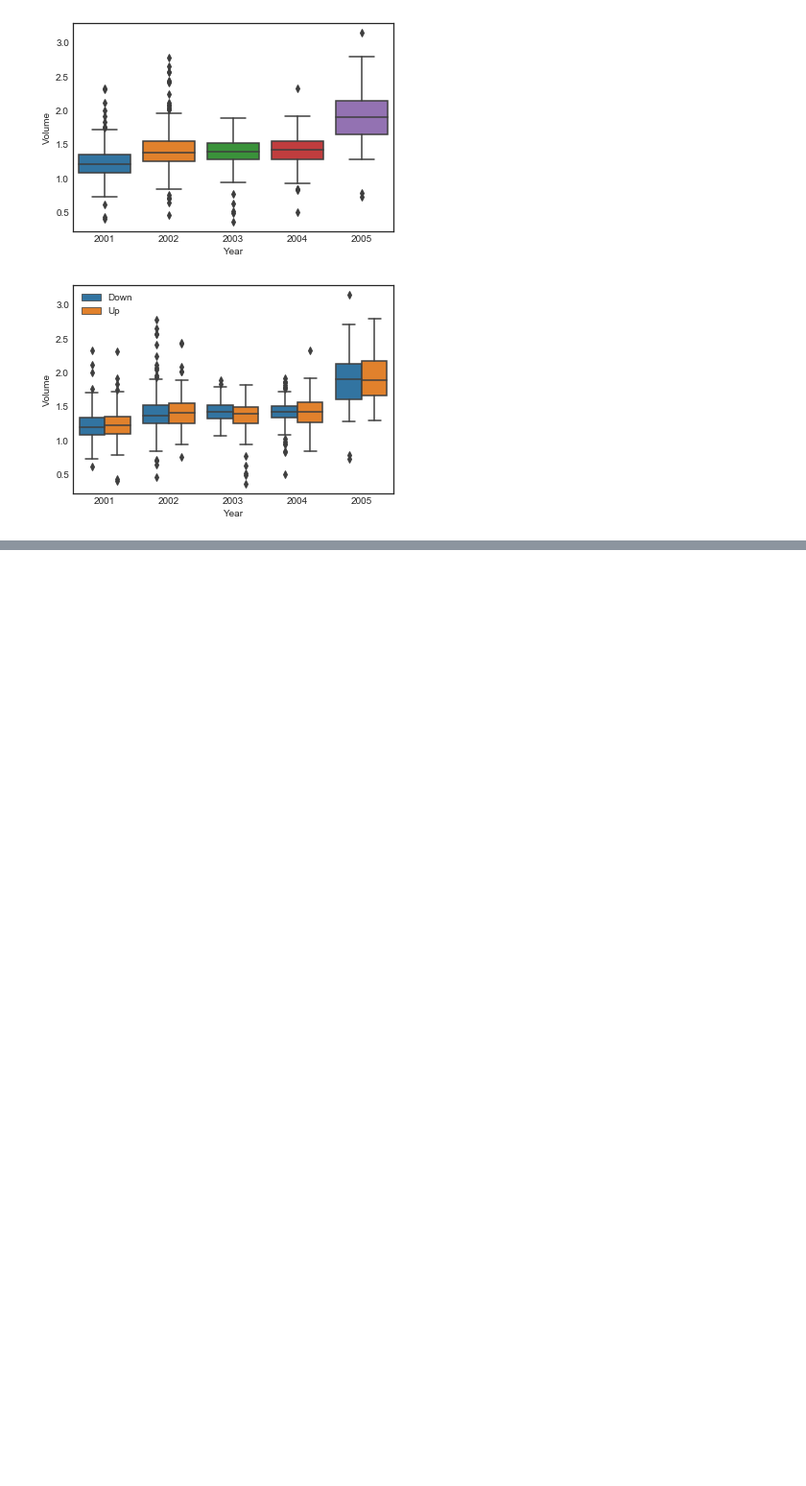
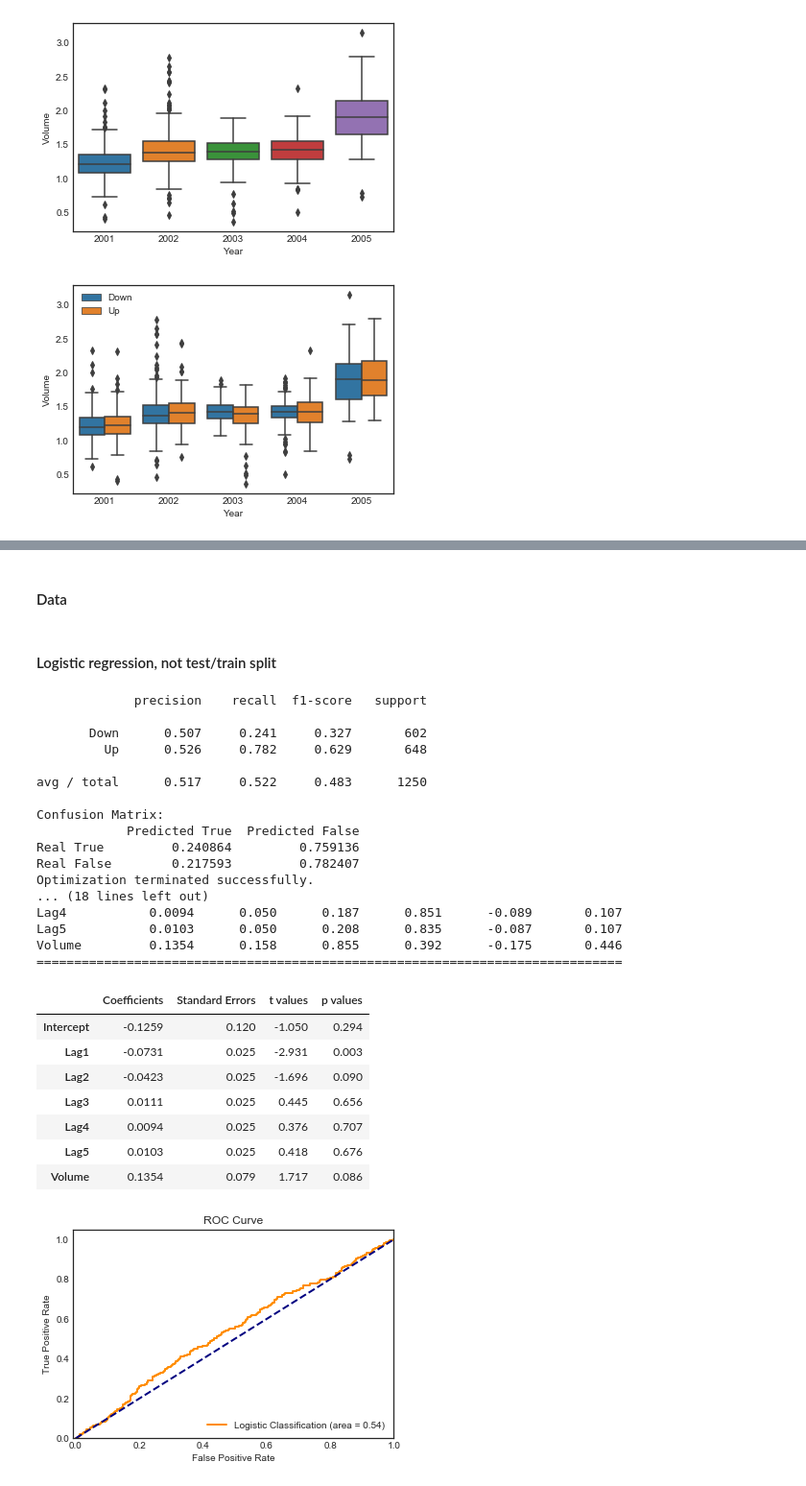
Before and after one commit to pedvide/ISLR_Python, a Jupyter notebook: Chapter4_classification.ipynb, the cells around one changed output, grey strips where cells are left out. Shown at 96% size. Cells and saved outputs as stored; diff of their text form; code cells hidden in the pictures; blank space fills up the shorter version.

Commit message:
use helper functions to print logistic regression statistics

```diff
--- a/Chapter4_classification.ipynb
+++ b/Chapter4_classification.ipynb
@@ -247,8 +252,8 @@ interactive(children=(FloatSlider(value=-2.0, description='mean1', max=2.0, min=
 # %% [markdown]
 Default dataset
 # %%
-X = df_default[['balance', 'income', 'student2']].as_matrix()
-y = df_default.default2.as_matrix()
+X = df_default[['balance', 'income', 'student2']].values
+y = df_default.default2.values
 
 lda = LinearDiscriminantAnalysis(solver='svd')
 y_pred = lda.fit(X, y).predict(X)
@@ -426,13 +435,3 @@ handles, _ = ax.get_legend_handles_labels()
 ax.legend(handles, ["Down", "Up"]);
 # %% [output]
 [figure]
-# %%
-X = df_stock[df_stock.columns.difference(['Today', 'Direction'])]
-y = df_stock['Direction']
-logistic = skl_lm.LogisticRegression()
-y_pred = logistic.fit(X, y).predict(X)
-print(classification_report(y, y_pred, target_names=['Down', 'Up'], digits=3))
-cm = confusion_matrix(y, y_pred)
-cm = cm.astype('float')/cm.sum(axis=1)[:, np.newaxis]
-print('Confusion Matrix:')
-print(cm)
@@ -467,0 +464,2 @@ plt.show()
+# %% [markdown]
+#### Data
@@ -467,0 +473,57 @@ plt.show()
+# %% [markdown]
+#### Logistic regression, not test/train split
+# %%
+logistic = skl_lm.LogisticRegression(C=1e10)
+logistic.fit(X, y)
+print_classification_statistics(logistic, X, y, labels=['Down', 'Up'])
+plot_ROC(logistic, X, y, label='Logistic Classification')
+
+model = sm.Logit(y, sm.add_constant(X)).fit()
+print(model.summary())
+
+params = np.append(logistic.intercept_, logistic.coef_)
+predictions = logistic.predict(X)
+
+newX = pd.DataFrame({"Constant": np.ones(len(X))}).join(pd.DataFrame(X.values))
+MSE = (sum((y-predictions)**2))/(len(newX)-len(newX.columns))
+var_b = (np.linalg.inv(np.dot(newX.T, newX)).diagonal())
+std_errs = np.sqrt(var_b)
+t_values = params/std_errs
+p_values =[2*(1-stats.t.cdf(np.abs(i),(len(newX)-1))) for i in t_values]
+
+std_errs = np.round(std_errs,3)
+t_values = np.round(t_values,3)
+p_values = np.round(p_values,3)
+params = np.round(params,4)
+
+myDF3 = pd.DataFrame(np.array([params, std_errs, t_values, p_values]).T,
+                     index=['Intercept', *X.columns],
+                     columns=['Coefficients', 'Standard Errors', 't values', 'p values'])
+myDF3
+# %% [output]
+             precision    recall  f1-score   support
+
+       Down      0.507     0.241     0.327       602
+         Up      0.526     0.782     0.629       648
+
+avg / total      0.517     0.522     0.483      1250
+
+Confusion Matrix:
+            Predicted True  Predicted False
+Real True         0.240864         0.759136
+Real False        0.217593         0.782407
+Optimization terminated successfully.
+... (18 lines left out)
+Lag4           0.0094      0.050      0.187      0.851      -0.089       0.107
+Lag5           0.0103      0.050      0.208      0.835      -0.087       0.107
+Volume         0.1354      0.158      0.855      0.392      -0.175       0.446
+==============================================================================
+|  | Coefficients | Standard Errors | t values | p values |
+| Intercept | -0.1259 | 0.120 | -1.050 | 0.294 |
+| Lag1 | -0.0731 | 0.025 | -2.931 | 0.003 |
+| Lag2 | -0.0423 | 0.025 | -1.696 | 0.090 |
+| Lag3 | 0.0111 | 0.025 | 0.445 | 0.656 |
+| Lag4 | 0.0094 | 0.025 | 0.376 | 0.707 |
+| Lag5 | 0.0103 | 0.025 | 0.418 | 0.676 |
+| Volume | 0.1354 | 0.079 | 1.717 | 0.086 |
+[figure, added]
```
Also changed, not shown: parts of 19 cells of this notebook.
